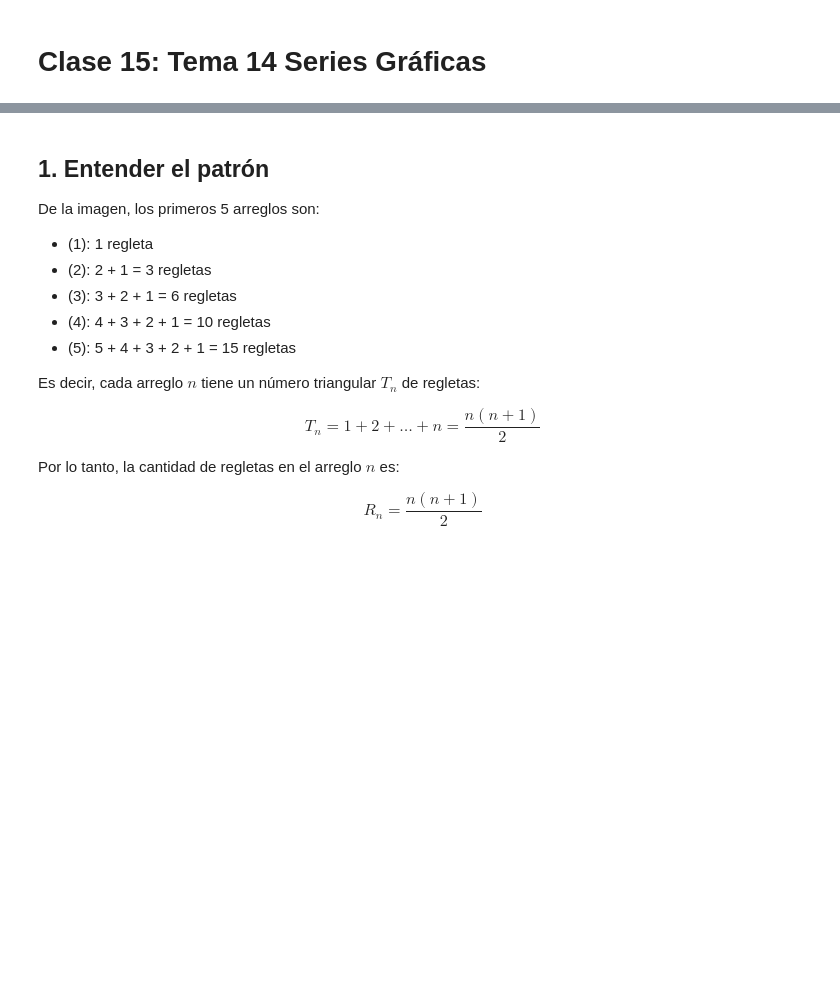
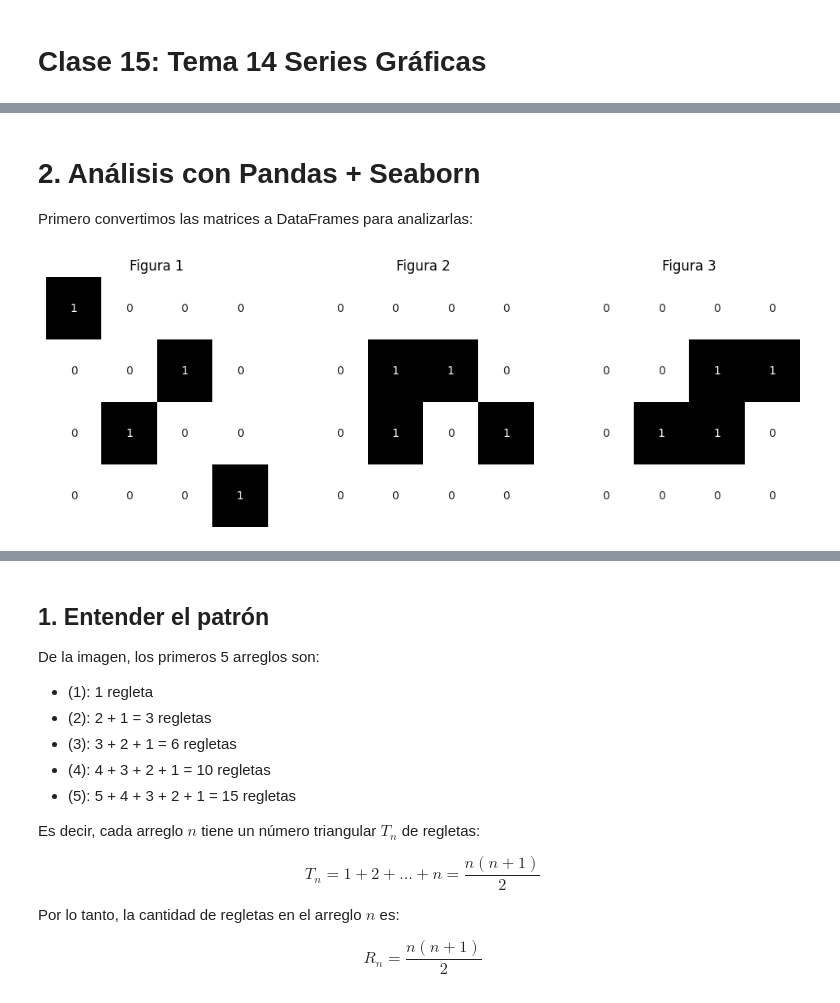
Before and after one commit to marco-canas/camino-udea, a Jupyter notebook: 6_razonamiento_geometrico/clase_15_series_graficas/clase_15_tema_14_series_graficas.ipynb, the cells around one changed output, grey strips where cells are left out. Drawn from its saved outputs; the diff is of its cells as text; code cells hidden in the pictures; blank space fills up the shorter version.

```diff
--- a/6_razonamiento_geometrico/clase_15_series_graficas/clase_15_tema_14_series_graficas.ipynb
+++ b/6_razonamiento_geometrico/clase_15_series_graficas/clase_15_tema_14_series_graficas.ipynb
@@ -62,0 +382,26 @@ generar_qr(url)
+# %% [markdown]
+
+# 2. Análisis con Pandas + Seaborn
+
+Primero convertimos las matrices a DataFrames para analizarlas:
+# %%
+import pandas as pd
+import seaborn as sns
+import matplotlib.pyplot as plt
+
+dfs = {
+    "Figura 1": pd.DataFrame(fig1),
+    "Figura 2": pd.DataFrame(fig2),
+    "Figura 3": pd.DataFrame(fig3)
+}
+
+fig, axes = plt.subplots(1,3, figsize=(12,4))
+
+for ax, (titulo, df) in zip(axes, dfs.items()):
+    sns.heatmap(df, annot=True, cmap="Greys", cbar=False, ax=ax)
+    ax.set_title(titulo)
+    ax.axis('off')
+
+plt.show()
+# %% [output]
+[figure, added]
```
Also changed, not shown: parts of 42 cells of this notebook, 2 other files.
